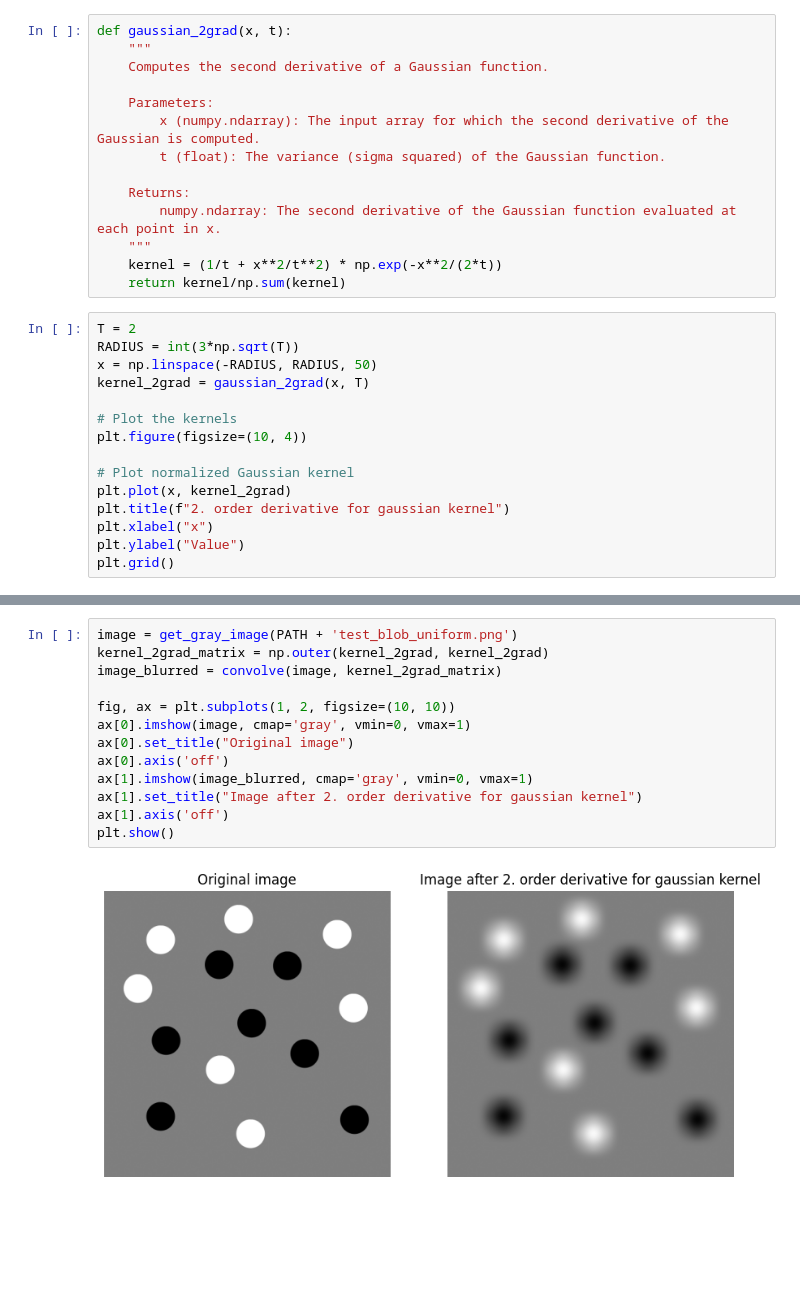
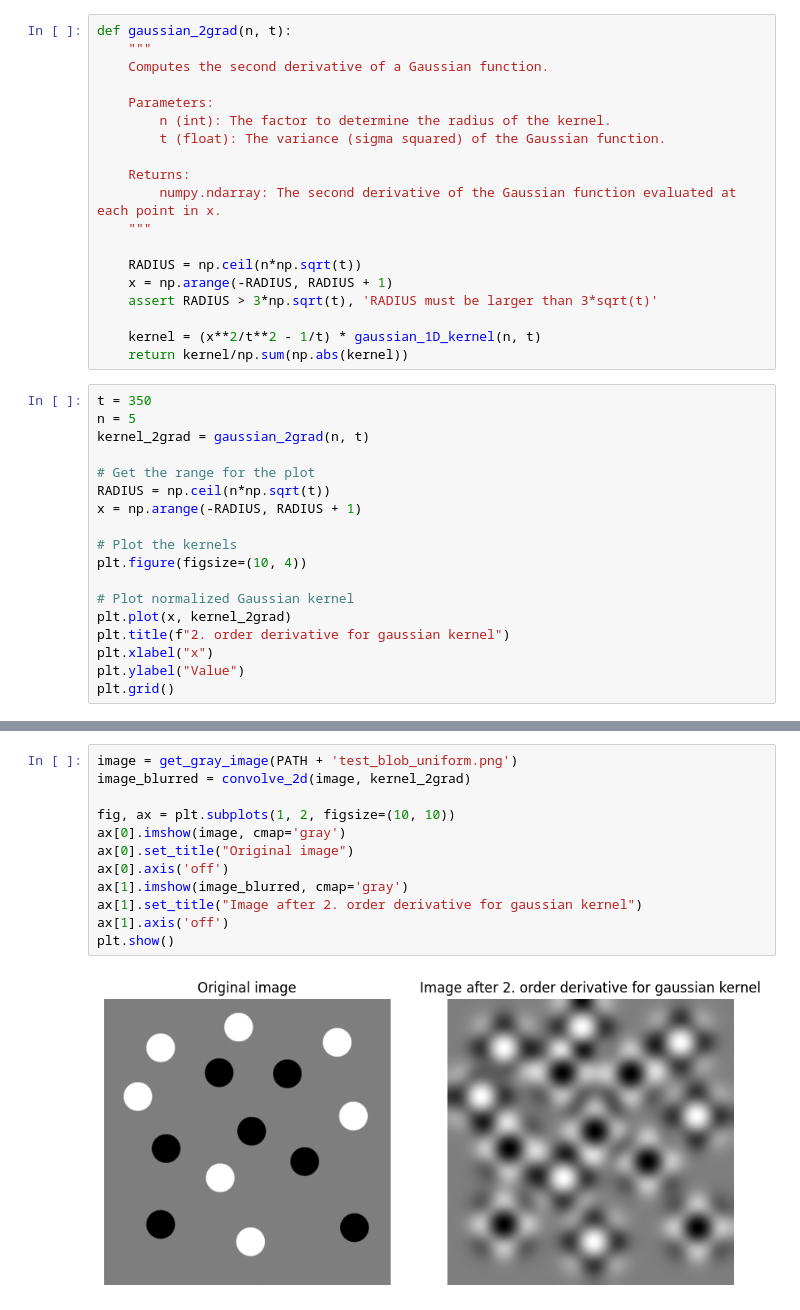
Before and after one commit to MadsPrip1/02506-Advanced-image-analysis, a Jupyter notebook: Week2/Week2.ipynb, the cells around one changed output, grey strips where cells are left out. Drawn from its saved outputs; the diff is of its cells as text; blank space fills up the shorter version.

```diff
--- a/Week2/Week2.ipynb
+++ b/Week2/Week2.ipynb
@@ -45,23 +51,31 @@ Taking the second derivate
 \end{align}
 # %%
-def gaussian_2grad(x, t):
+def gaussian_2grad(n, t):
     """
     Computes the second derivative of a Gaussian function.
 
     Parameters:
-        x (numpy.ndarray): The input array for which the second derivative of the Gaussian is computed.
+        n (int): The factor to determine the radius of the kernel.
         t (float): The variance (sigma squared) of the Gaussian function.
 
     Returns:
         numpy.ndarray: The second derivative of the Gaussian function evaluated at each point in x.
     """
-    kernel = (1/t + x**2/t**2) * np.exp(-x**2/(2*t))
-    return kernel/np.sum(kernel)
+
+    RADIUS = np.ceil(n*np.sqrt(t))
+    x = np.arange(-RADIUS, RADIUS + 1)
+    assert RADIUS > 3*np.sqrt(t), 'RADIUS must be larger than 3*sqrt(t)'
+
+    kernel = (x**2/t**2 - 1/t) * gaussian_1D_kernel(n, t)
+    return kernel/np.sum(np.abs(kernel))
 # %%
-T = 2
-RADIUS = int(3*np.sqrt(T))
-x = np.linspace(-RADIUS, RADIUS, 50)
-kernel_2grad = gaussian_2grad(x, T)
+t = 350
+n = 5
+kernel_2grad = gaussian_2grad(n, t)
+
+# Get the range for the plot
+RADIUS = np.ceil(n*np.sqrt(t))
+x = np.arange(-RADIUS, RADIUS + 1)
 
 # Plot the kernels
 plt.figure(figsize=(10, 4))
@@ -77,15 +91,14 @@ plt.grid()
 # %%
 image = get_gray_image(PATH + 'test_blob_uniform.png')
-kernel_2grad_matrix = np.outer(kernel_2grad, kernel_2grad)
-image_blurred = convolve(image, kernel_2grad_matrix)
+image_blurred = convolve_2d(image, kernel_2grad)
 
 fig, ax = plt.subplots(1, 2, figsize=(10, 10))
-ax[0].imshow(image, cmap='gray', vmin=0, vmax=1)
+ax[0].imshow(image, cmap='gray')
 ax[0].set_title("Original image")
 ax[0].axis('off')
-ax[1].imshow(image_blurred, cmap='gray', vmin=0, vmax=1)
+ax[1].imshow(image_blurred, cmap='gray')
 ax[1].set_title("Image after 2. order derivative for gaussian kernel")
 ax[1].axis('off')
 plt.show()
 # %% [output]
-[figure, old version]
+[figure, new version]
```
Also changed, not shown: parts of 38 cells of this notebook, 19 other files.
